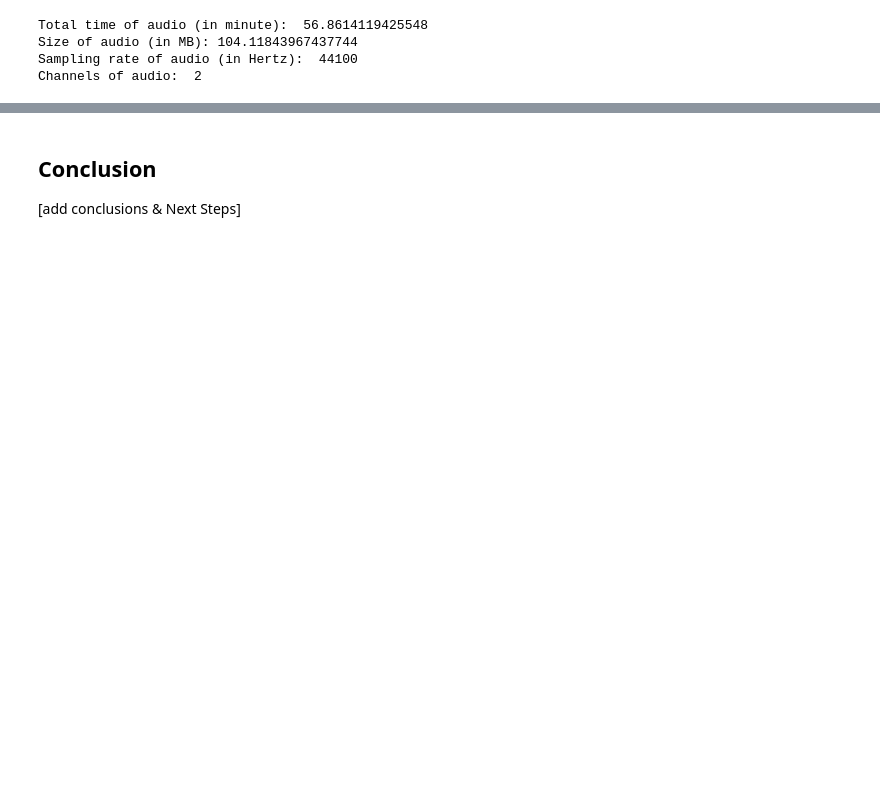
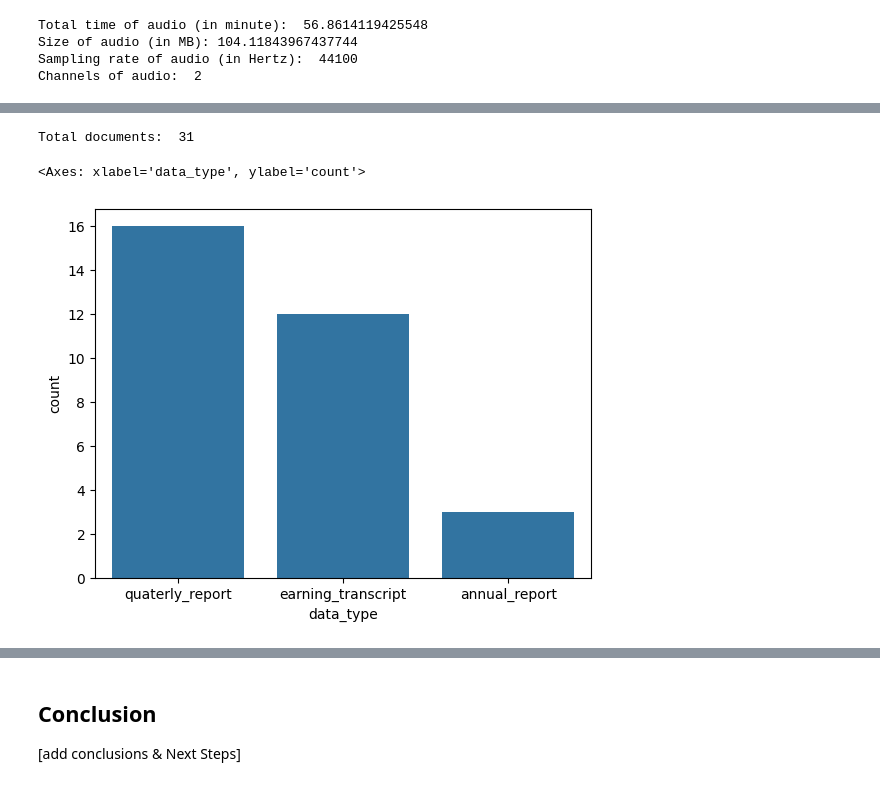
Before and after one commit to lavinigam-gcp/mlops-for-genai, a Jupyter notebook: rag2riches/v1.0/04_Exploratory_Data_Analysis.ipynb, the cells around one changed output, grey strips where cells are left out. Drawn from its saved outputs; the diff is of its cells as text; code cells hidden in the pictures; blank space fills up the shorter version.

```diff
--- a/rag2riches/v1.0/04_Exploratory_Data_Analysis.ipynb
+++ b/rag2riches/v1.0/04_Exploratory_Data_Analysis.ipynb
@@ -456,0 +792,7 @@ plt.show()
+# %%
+%%time
+document_analysis_df = analyze_pdfs_in_gcs(bucket,
+                                           production_data,
+                                           do_gemini_analysis=False,
+                                           save_text=True
+                                           )
@@ -456,0 +802,9 @@ plt.show()
+# %%
+print("Total documents: ", document_analysis_df.shape[0])
+# %% [output]
+Total documents:  31
+# %%
+sns.barplot(document_analysis_df['data_type'].value_counts())
+# %% [output]
+<Axes: xlabel='data_type', ylabel='count'>
+[figure, added]
```
Also changed, not shown: parts of 60 cells of this notebook.
